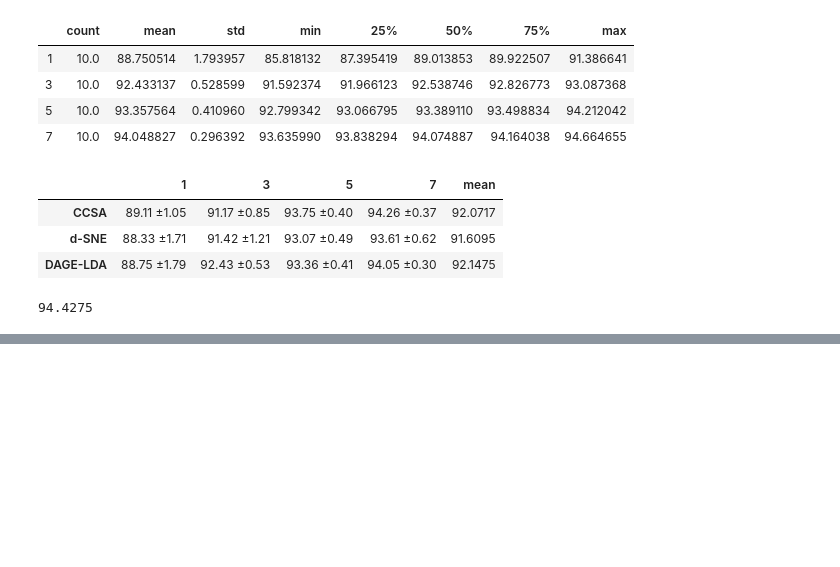
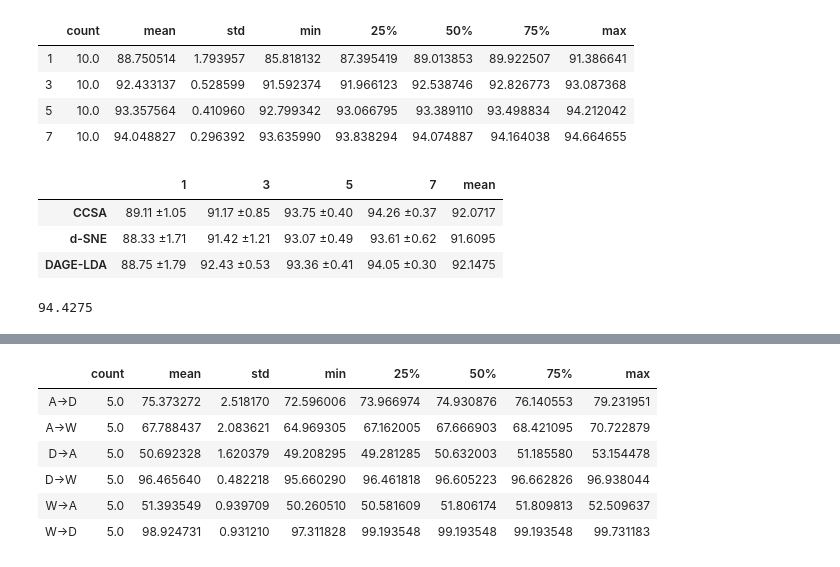
Before and after one commit to LukasHedegaard/dage, a Jupyter notebook: notebooks/test-eval.ipynb, the cells around one changed output, grey strips where cells are left out. Saved outputs shown, nothing was run; the diff lists cells and outputs as text; code cells hidden in the pictures; blank space fills up the shorter version.

```diff
--- a/notebooks/test-eval.ipynb
+++ b/notebooks/test-eval.ipynb
@@ -654,0 +687,14 @@ sum([92.90, 93.55, 95.13, 96.13])/4
+# %%
+tune_source_resnet50 = get_score_combinations_new(
+    method='tune_source',
+    experiment_id='resnet50_aug',
+)*100
+tune_source_resnet50.describe().T.sort_index()
+# %% [output]
+|  | count | mean | std | min | 25% | 50% | 75% | max |
+| A->D | 5.0 | 75.373272 | 2.518170 | 72.596006 | 73.966974 | 74.930876 | 76.140553 | 79.231951 |
+| A->W | 5.0 | 67.788437 | 2.083621 | 64.969305 | 67.162005 | 67.666903 | 68.421095 | 70.722879 |
+| D->A | 5.0 | 50.692328 | 1.620379 | 49.208295 | 49.281285 | 50.632003 | 51.185580 | 53.154478 |
+| D->W | 5.0 | 96.465640 | 0.482218 | 95.660290 | 96.461818 | 96.605223 | 96.662826 | 96.938044 |
+| W->A | 5.0 | 51.393549 | 0.939709 | 50.260510 | 50.581609 | 51.806174 | 51.809813 | 52.509637 |
+| W->D | 5.0 | 98.924731 | 0.931210 | 97.311828 | 99.193548 | 99.193548 | 99.193548 | 99.731183 |
```
Also changed, not shown: parts of 20 cells of this notebook.
